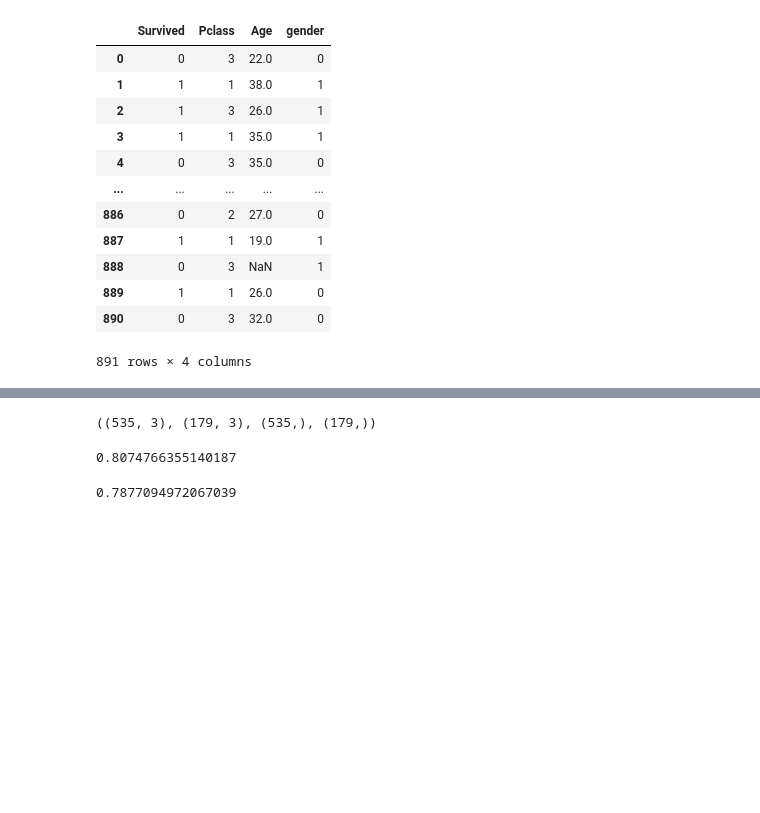
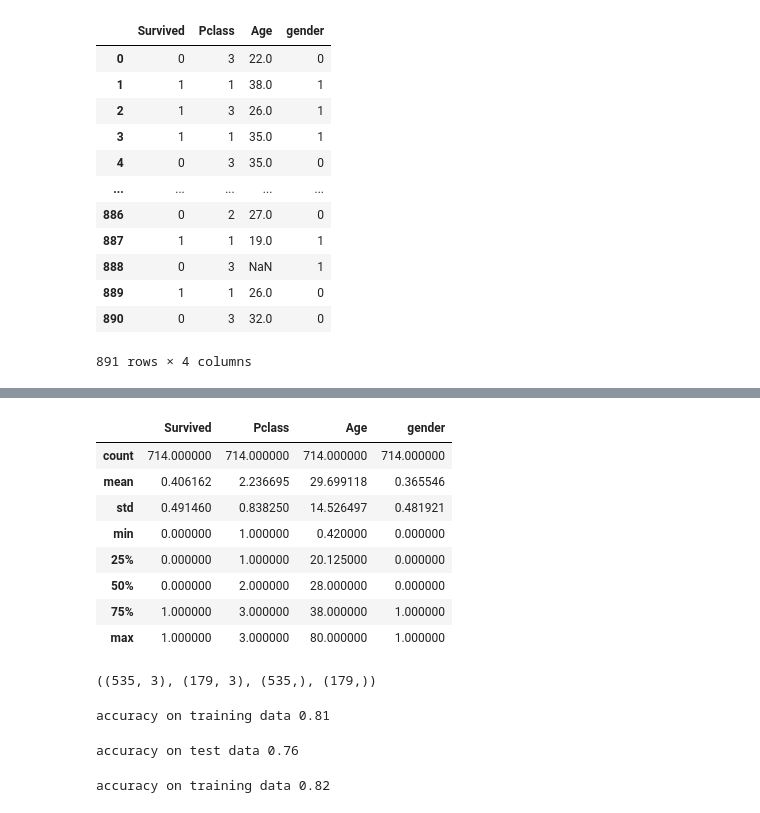
Before and after one commit to fedhere/PUS2022, a Jupyter notebook: classdemo/titanicdemo.ipynb, the cells around one changed output, grey strips where cells are left out. Drawn from its saved outputs; the diff is of its cells as text; code cells hidden in the pictures; blank space fills up the shorter version.

```diff
--- a/classdemo/titanicdemo.ipynb
+++ b/classdemo/titanicdemo.ipynb
@@ -125,5 +178,17 @@ titanic
 # %%
 titanic.dropna(how="any", axis=0, inplace=True)
+# %%
+titanic.describe()
+# %% [output]
+|  | Survived | Pclass | Age | gender |
+| count | 714.000000 | 714.000000 | 714.000000 | 714.000000 |
+| mean | 0.406162 | 2.236695 | 29.699118 | 0.365546 |
+| std | 0.491460 | 0.838250 | 14.526497 | 0.481921 |
+| min | 0.000000 | 1.000000 | 0.420000 | 0.000000 |
+| 25% | 0.000000 | 1.000000 | 20.125000 | 0.000000 |
+| 50% | 0.000000 | 2.000000 | 28.000000 | 0.000000 |
+| 75% | 1.000000 | 3.000000 | 38.000000 | 1.000000 |
+| max | 1.000000 | 3.000000 | 80.000000 | 1.000000 |
 # %%
 from sklearn.model_selection import train_test_split
 X_train, X_test, y_train, y_test = train_test_split(titanic[["Pclass",	"Age",
@@ -135,12 +200,19 @@ X_train.shape, X_test.shape, y_train.shape, y_test.shape
 ((535, 3), (179, 3), (535,), (179,))
 # %%
 from sklearn import tree
-clf = tree.DecisionTreeClassifier(max_depth=3, random_state=222)
+clf = tree.DecisionTreeClassifier(max_depth=3, random_state=123)
 clf.fit(X_train, y_train)
-clf.score(X_train, y_train)
+print("accuracy on training data {:.2}".format(clf.score(X_train, y_train)))
 # %% [output]
-0.8074766355140187
+accuracy on training data 0.81
-# %%
-clf.score(X_test, y_test)
-# %% [output]
-0.7877094972067039
+# %%
+print("accuracy on test data {:.2}".format(clf.score(X_test, y_test)))
+# %% [output]
+accuracy on test data 0.76
+# %%
+from sklearn.ensemble import RandomForestClassifier
+clf_rf = RandomForestClassifier(max_depth=3)
+clf_rf.fit(X_train, y_train)
+print("accuracy on training data {:.2}".format(clf_rf.score(X_train, y_train)))
+# %% [output]
+accuracy on training data 0.82
```
Also changed, not shown: parts of 29 cells of this notebook.
